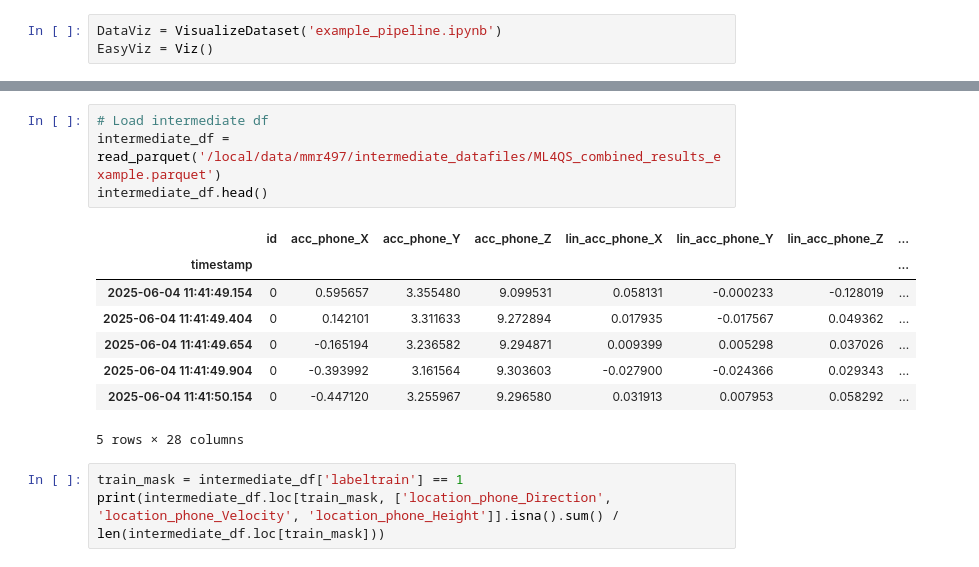
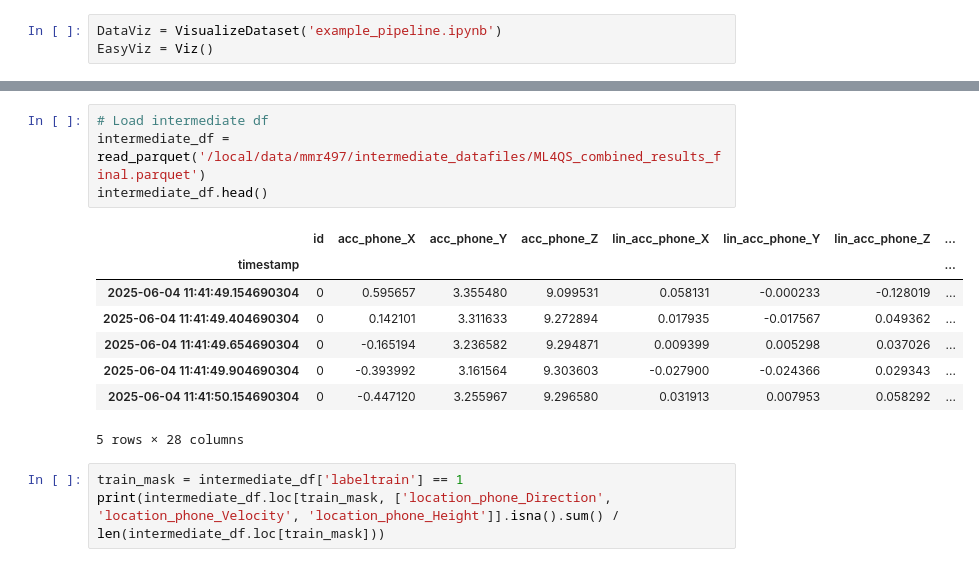
Before and after one commit to MichM072/ML4QS-GROUP99, a Jupyter notebook: Python3Code/example_pipeline.ipynb, the cells around one changed output, grey strips where cells are left out. Drawn from its saved outputs; the diff is of its cells as text.

```diff
--- a/Python3Code/example_pipeline.ipynb
+++ b/Python3Code/example_pipeline.ipynb
@@ -29,15 +46,15 @@ EasyViz = Viz()
 # %%
 # Load intermediate df
-intermediate_df = read_parquet('/local/data/mmr497/intermediate_datafiles/ML4QS_combined_results_example.parquet')
+intermediate_df = read_parquet('/local/data/mmr497/intermediate_datafiles/ML4QS_combined_results_final.parquet')
 intermediate_df.head()
 # %% [output]
 |  | id | acc_phone_X | acc_phone_Y | acc_phone_Z | lin_acc_phone_X | lin_acc_phone_Y | lin_acc_phone_Z | ... |
 | timestamp |  |  |  |  |  |  |  | ... |
-| 2025-06-04 11:41:49.154 | 0 | 0.595657 | 3.355480 | 9.099531 | 0.058131 | -0.000233 | -0.128019 | ... |
-| 2025-06-04 11:41:49.404 | 0 | 0.142101 | 3.311633 | 9.272894 | 0.017935 | -0.017567 | 0.049362 | ... |
-| 2025-06-04 11:41:49.654 | 0 | -0.165194 | 3.236582 | 9.294871 | 0.009399 | 0.005298 | 0.037026 | ... |
-| 2025-06-04 11:41:49.904 | 0 | -0.393992 | 3.161564 | 9.303603 | -0.027900 | -0.024366 | 0.029343 | ... |
-| 2025-06-04 11:41:50.154 | 0 | -0.447120 | 3.255967 | 9.296580 | 0.031913 | 0.007953 | 0.058292 | ... |
+| 2025-06-04 11:41:49.154690304 | 0 | 0.595657 | 3.355480 | 9.099531 | 0.058131 | -0.000233 | -0.128019 | ... |
+| 2025-06-04 11:41:49.404690304 | 0 | 0.142101 | 3.311633 | 9.272894 | 0.017935 | -0.017567 | 0.049362 | ... |
+| 2025-06-04 11:41:49.654690304 | 0 | -0.165194 | 3.236582 | 9.294871 | 0.009399 | 0.005298 | 0.037026 | ... |
+| 2025-06-04 11:41:49.904690304 | 0 | -0.393992 | 3.161564 | 9.303603 | -0.027900 | -0.024366 | 0.029343 | ... |
+| 2025-06-04 11:41:50.154690304 | 0 | -0.447120 | 3.255967 | 9.296580 | 0.031913 | 0.007953 | 0.058292 | ... |
 5 rows × 28 columns
 # %%
 train_mask = intermediate_df['labeltrain'] == 1
```
Also changed, not shown: parts of 8 cells of this notebook, 2 other files.
